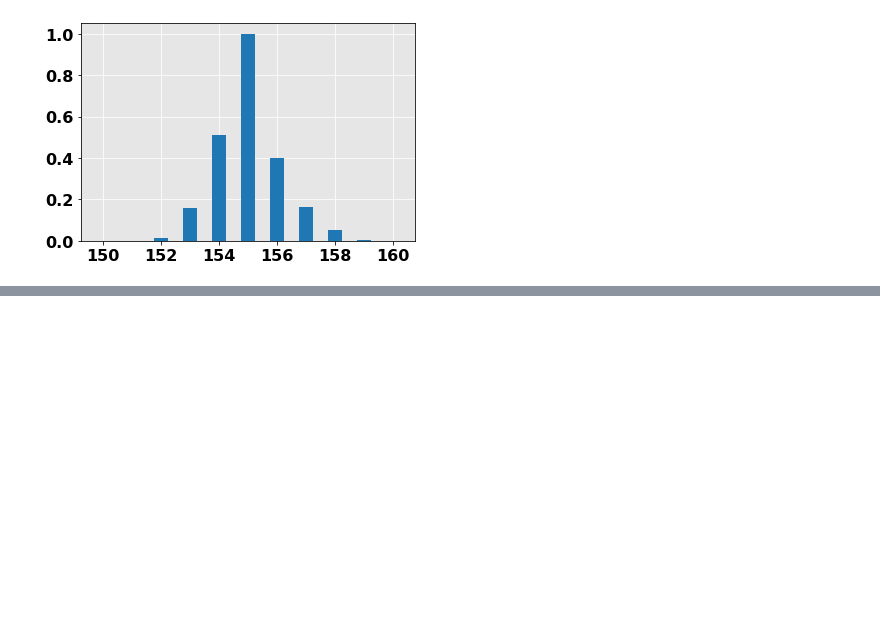
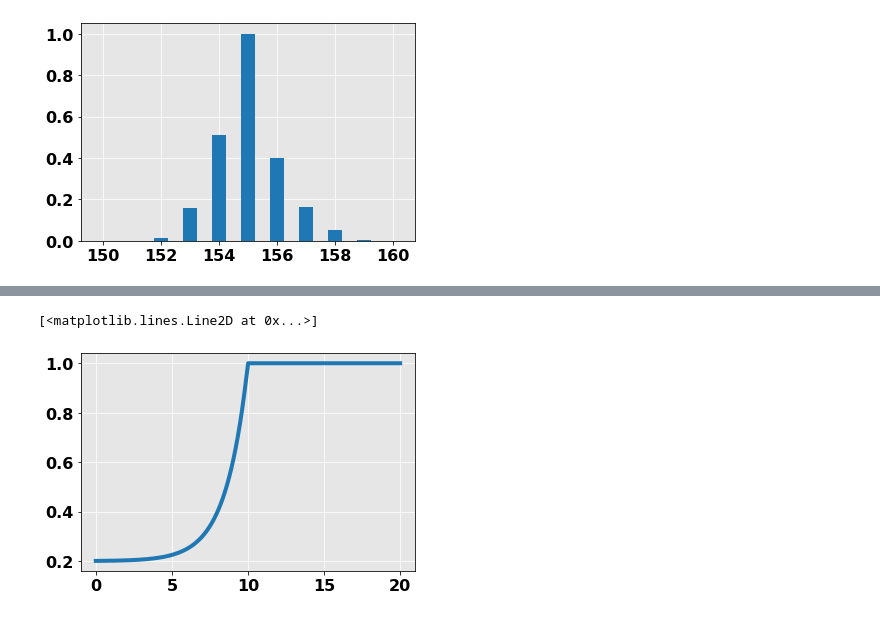
Before and after one commit to fonstelien/FYS4150, a Jupyter notebook: project5/source/project5.ipynb, the cells around one changed output, grey strips where cells are left out. Saved outputs shown, nothing was run; the diff lists cells and outputs as text; code cells hidden in the pictures; blank space fills up the shorter version.

```diff
--- a/project5/source/project5.ipynb
+++ b/project5/source/project5.ipynb
@@ -131,0 +180,5 @@ list(range(-3,3))
+# %%
+plt.plot(x:=np.linspace(0,20,1000), [exponential_growth(xi, 1, floor=.2, delay=10) for xi in x])
+# %% [output]
+[<matplotlib.lines.Line2D at 0x...>]
+[figure, added]
```
Also changed, not shown: parts of 8 cells of this notebook, 2 other files.
